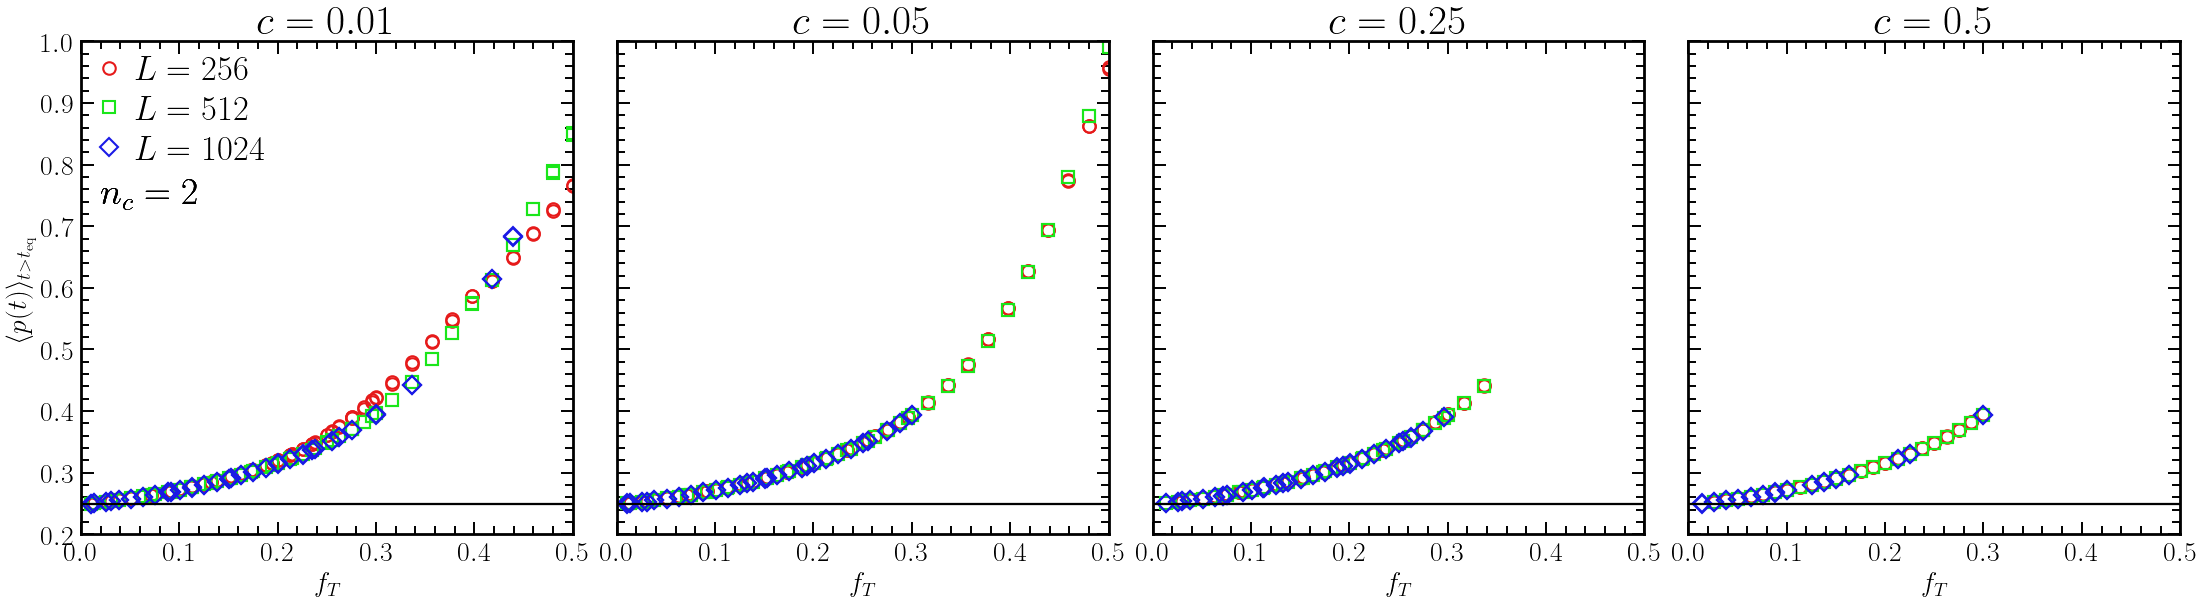
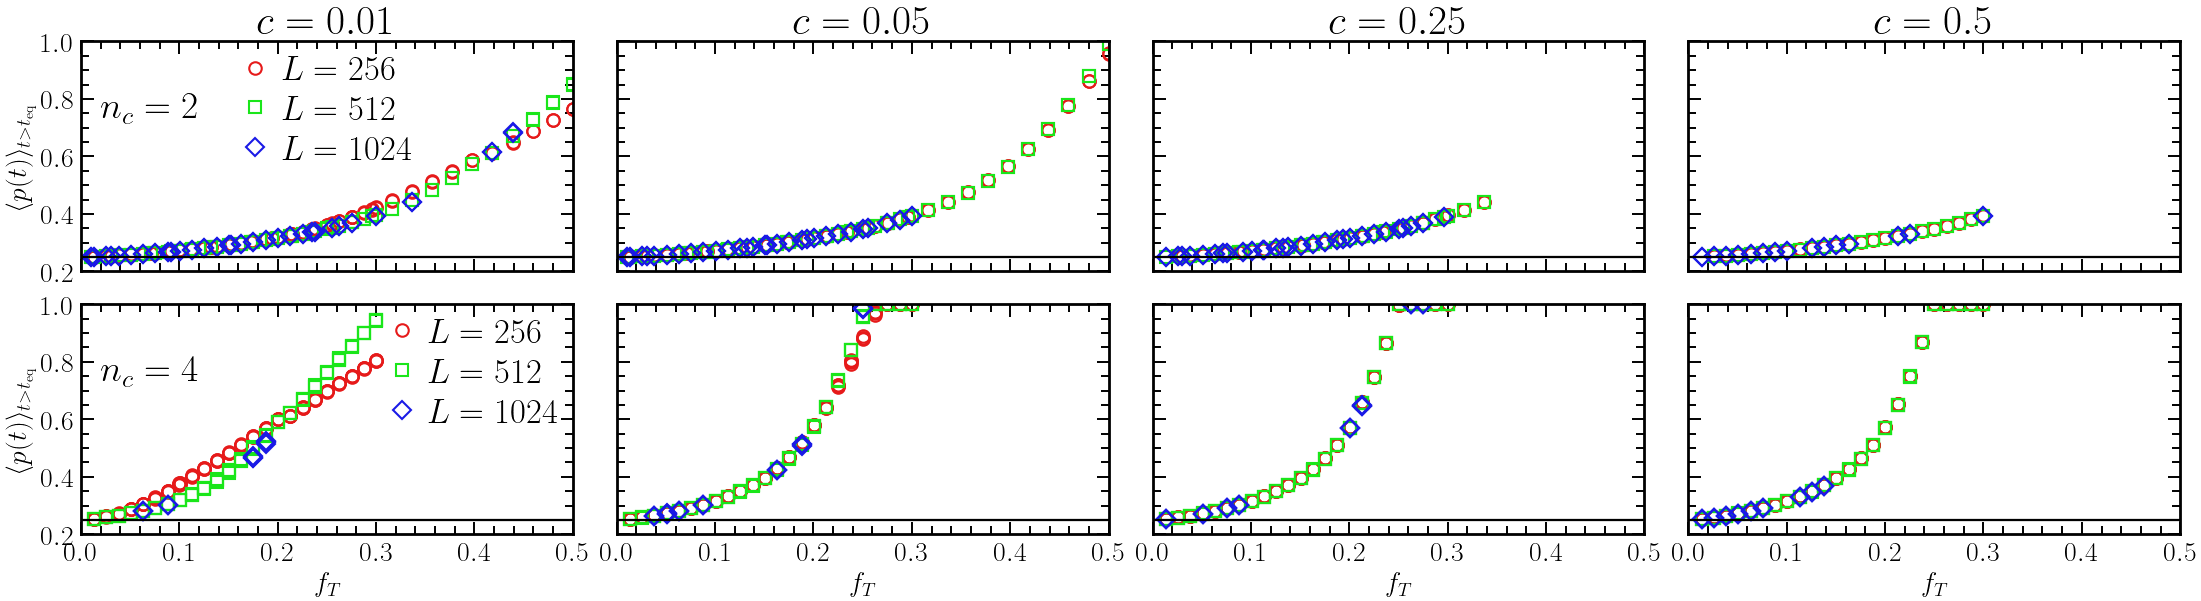
Code edit (unified diff) that turned the first committed figure into the second:
--- before
+++ after
@@ -1,5 +1,5 @@
 L_lst = [256, 512, 1024]
 c_lst = [0.01, 0.05, 0.25, 0.50]
-nc = 2
+nc_lst = [2, 4]
 p0 = 0.6
 P0 = 0.1
@@ -7,5 +7,5 @@
 base = 10
 #fig, axes = plt.subplots(1, len(c_lst), figsize=(4*base, 1*base), constrained_layout=True, sharey=True)
-fig, axes = plt.subplots(1, len(c_lst), figsize=(22, 6), constrained_layout=True, sharey=True, sharex=True)
+fig, axes = plt.subplots(len(nc_lst), len(c_lst), figsize=(22, 6), constrained_layout=True, sharey=True, sharex=True)
 markers = ['o', 's', 'D']
 fs_legend = 25
@@ -14,21 +14,25 @@
 pc = 0.24881182
 fs_l_fig = 27
-for c in c_lst:
-    for idx, L in enumerate(L_lst):
-        ax = axes[c_lst.index(c)]
-        df_b = df[(df['nc']==nc) & (df['L']==L) & (df['c']==c) & (df['type_perc']=='bond') & (df['p0']==p0) & (df['P0']==P0)].sort_values('f_T')
-        f_t = df_b['f_T']
-        pmean = df_b['p_mean']
-        ax.plot(f_t, pmean, marker=markers[idx],mew = mew, ls='None', label=f'$L={L}$' )
-        ax.axhline(pc, color='k', ls='solid')
-        ax.set_title(f'$c={c}$', fontsize=fs_title)
-        
-        if(ax==axes[0]):
+for idx_nc, nc in enumerate(nc_lst):
+    for idx_c, c in enumerate(c_lst):
+        for idx, L in enumerate(L_lst):
+            ax = axes[idx_nc, idx_c]
+            df_b = df[(df['nc']==nc) & (df['L']==L) & (df['c']==c) & (df['type_perc']=='bond') & (df['p0']==p0) & (df['P0']==P0)].sort_values('f_T')
+            f_t = df_b['f_T']
+            pmean = df_b['p_mean']
+            ax.plot(f_t, pmean, marker=markers[idx],mew = mew, ls='None', label=f'$L={L}$' )
+            ax.axhline(pc, color='k', ls='solid')
+            
+        if(idx_c==0):
+            ax.text(0.04, 0.67, f'$n_c = {nc}$', transform=ax.transAxes , fontsize=fs_l_fig)
             ax.set_ylabel(r'$\langle p(t) \rangle_{t>t_\mathrm{eq}}$')
             ax.legend(fontsize=fs_legend)
-            ax.text(0.04, 0.67, f'$n_c = {nc}$', transform=ax.transAxes , fontsize=fs_l_fig)
-        ax.set_xlim(0, 0.5)
-        ax.set_ylim(0.2, 1.0)
-        ax.set_xlabel(r'$f_T$')
-plt.savefig(f"{results}/p_mean_vs_f_T.png", dpi=300)
+        if idx_nc==0:
+            ax.set_title(f'$c={c}$', fontsize=fs_title)
+        if(idx_nc==len(nc_lst)-1):
+            
+            ax.set_xlim(0, 0.5)
+            ax.set_ylim(0.2, 1.0)
+            ax.set_xlabel(r'$f_T$')
+#plt.savefig(f"{results}/p_mean_vs_f_T.png", dpi=300)
 plt.show()

Commit: update network